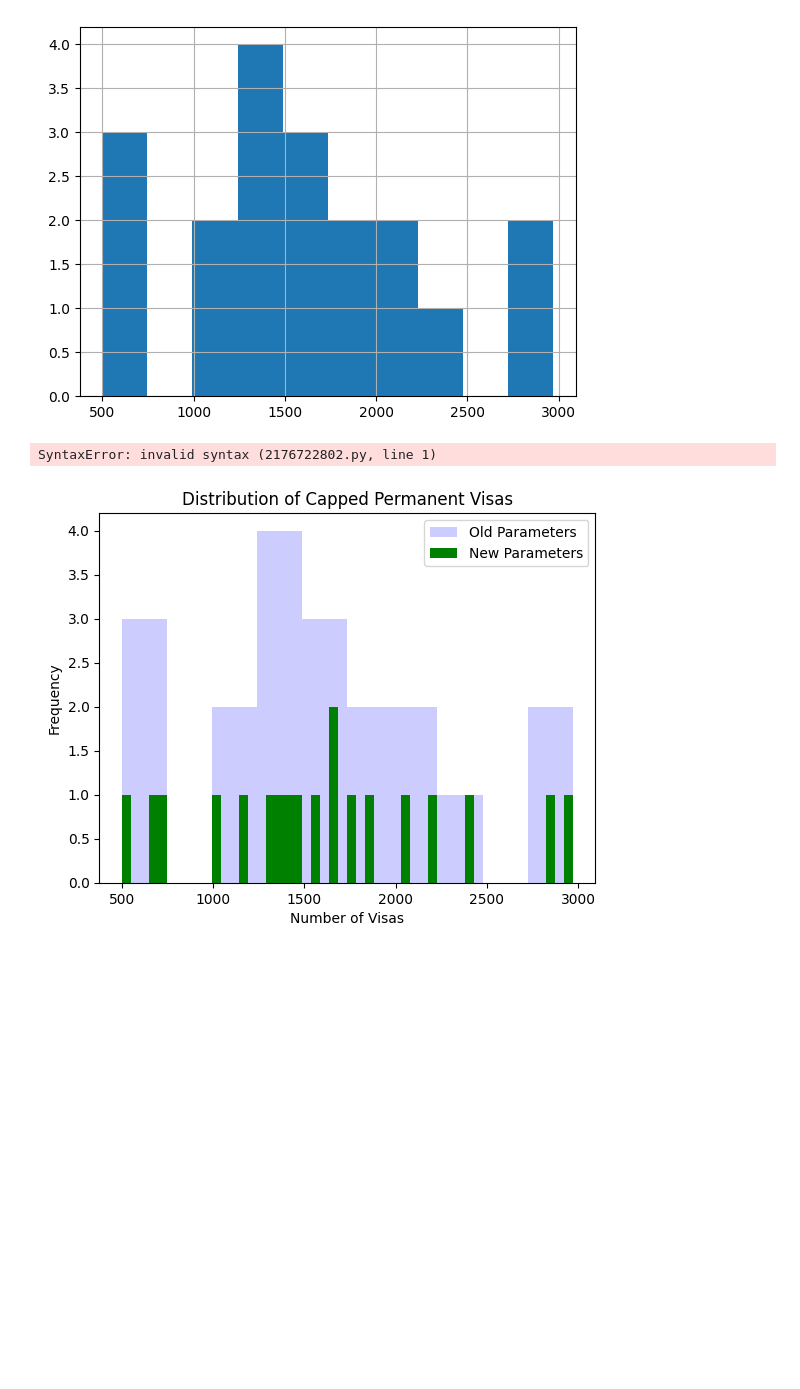
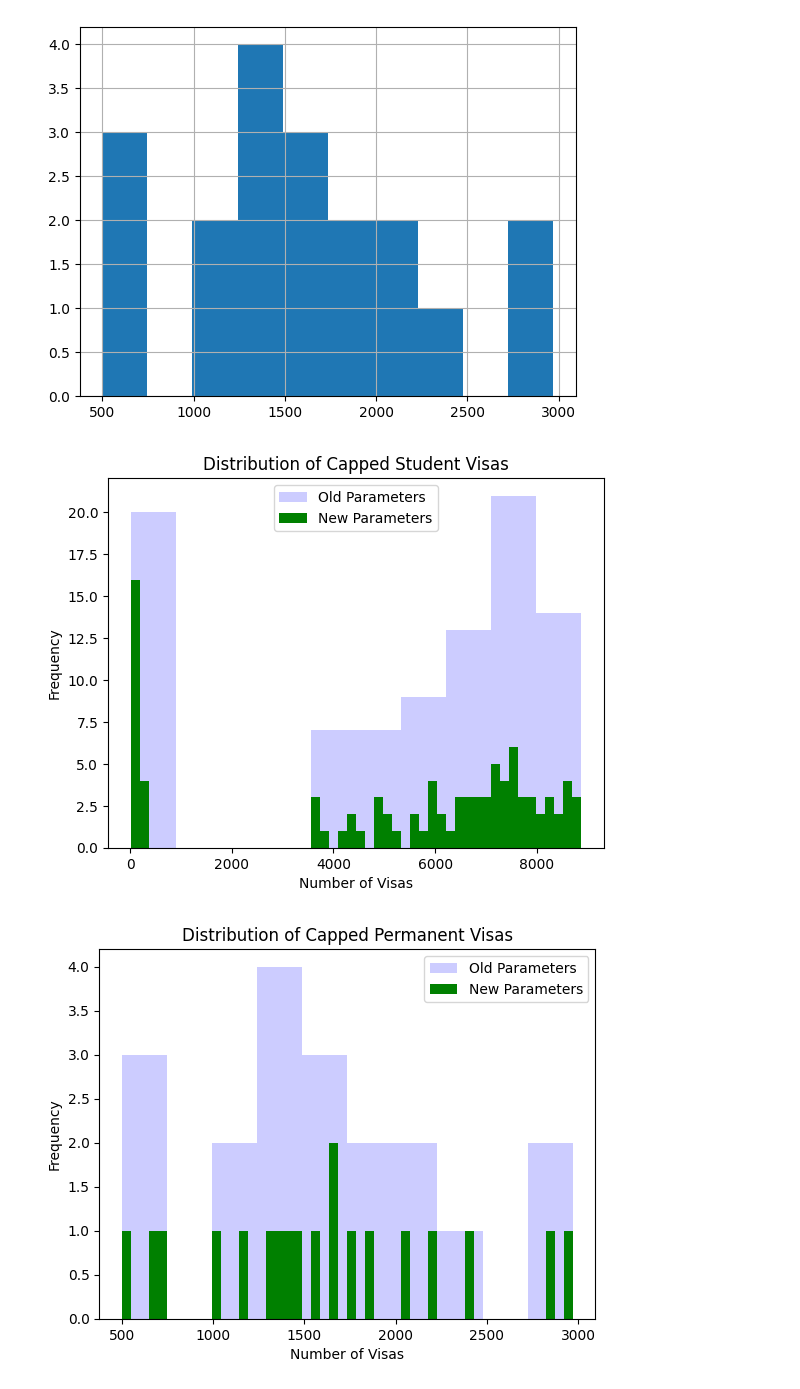
Before and after one commit to amelia-hov/travel_dataproject, a Jupyter notebook: data_introduction/Travel_Data_Project.ipynb, the cells around one changed output. Cells and saved outputs as stored; diff of their text form; code cells hidden in the pictures; blank space fills up the shorter version.

```diff
--- a/data_introduction/Travel_Data_Project.ipynb
+++ b/data_introduction/Travel_Data_Project.ipynb
@@ -814,24 +814,24 @@ travel_data_DEP["Permanent Visas - Total"][travel_data_DEP["Permanent Visas - To
 <Axes: >
 [figure]
 # %%
-capped_Temp_Student_Visas_data = travel_data_ARR.T_Student_Visas_TOTAL[travel_data_ARR.T_Student_Visas_TOTAL < 9000]
+capped_Temp_Student_Visas_data = travel_data_ARR['Temporary Student Visas - Total'][travel_data_ARR['Temporary Student Visas - Total'] < 9000]
 
 # Plot histogram with old parameters
 plt.hist(capped_Temp_Student_Visas_data, bins=10, facecolor="blue", alpha=0.2, label='Old Parameters')
 
 # Plot histogram with new parameters
 plt.hist(capped_Temp_Student_Visas_data, bins=50, facecolor="green", alpha=1, label='New Parameters')
 
 # Add labels and title
 plt.xlabel('Number of Visas')
 plt.ylabel('Frequency')
 plt.title('Distribution of Capped Student Visas')
 plt.legend()
 
 # Display the plot
 plt.show()
 # %% [output]
-SyntaxError: invalid syntax (2176722802.py, line 1)
+[figure, added]
 # %%
 capped_Permanent_Visa_Totals_data = travel_data_DEP["Permanent Visas - Total"][travel_data_DEP["Permanent Visas - Total"] < 3000]
 
```
Also changed, not shown: parts of 2 cells of this notebook.
